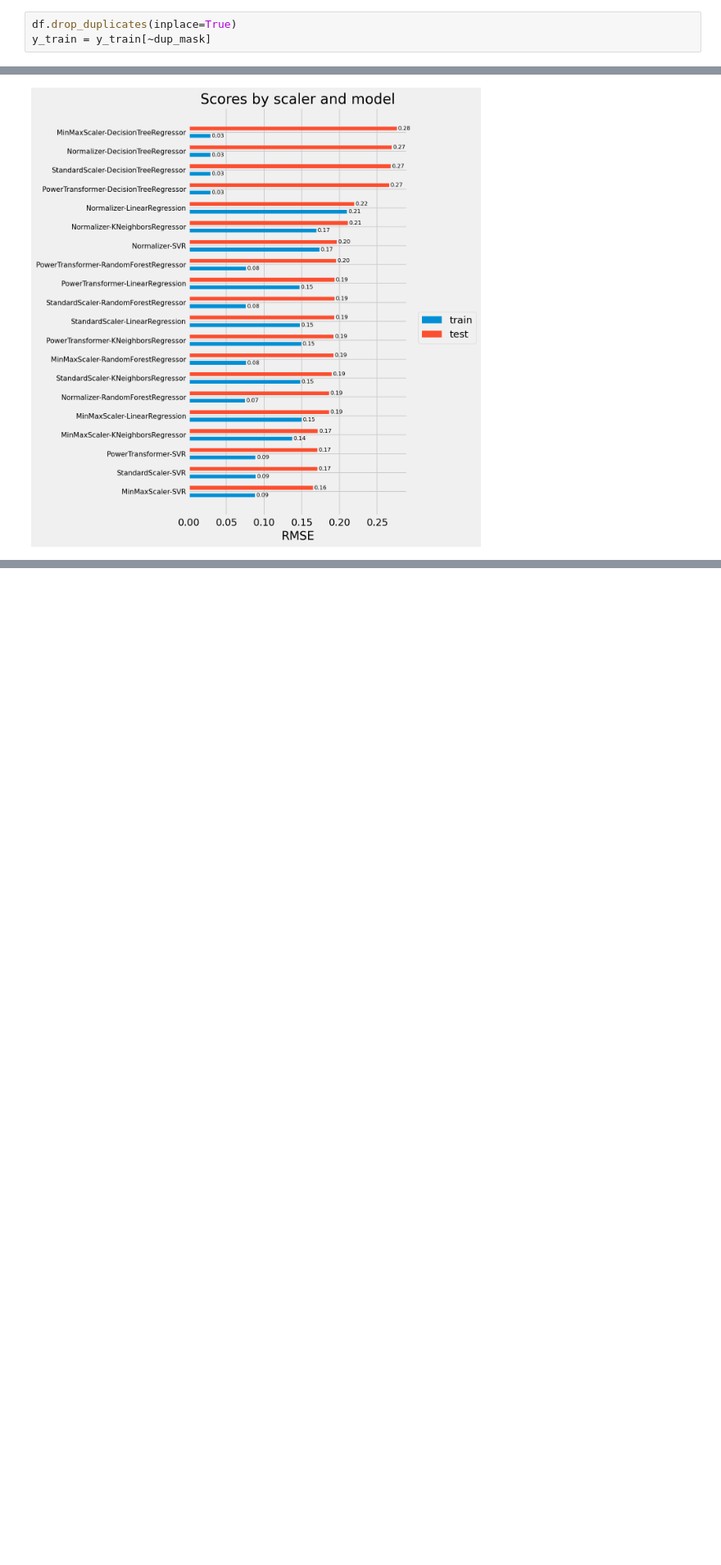
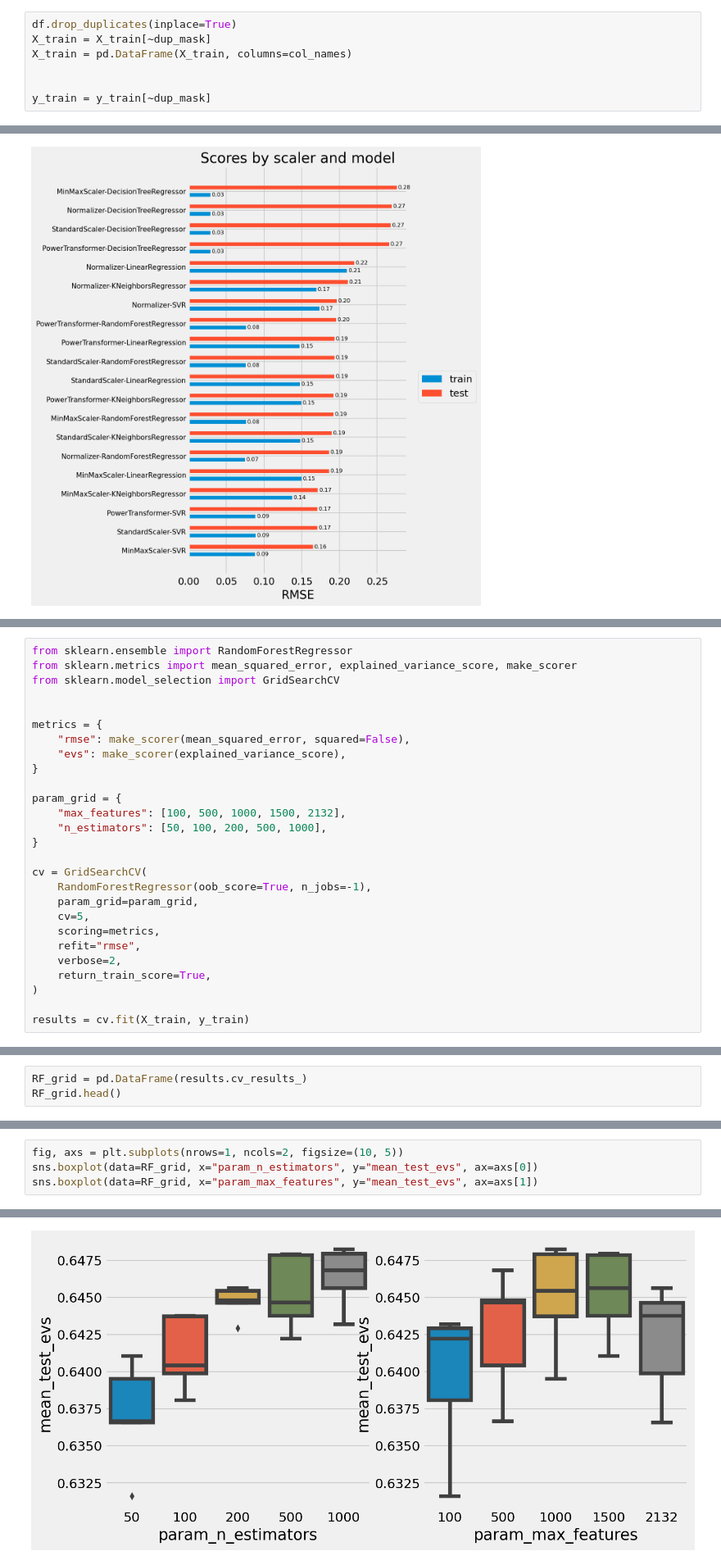
Before and after one commit to Parolps/Projeto-3, a Jupyter notebook: notebooks/feature_selection.ipynb, the cells around one changed output, grey strips where cells are left out. Shown at 82% size. Drawn from its saved outputs; the diff is of its cells as text; blank space fills up the shorter version.

```diff
--- a/notebooks/feature_selection.ipynb
+++ b/notebooks/feature_selection.ipynb
@@ -39,6 +39,10 @@ df.duplicated().sum()
 dup_mask = df.duplicated()
 # %%
 df.drop_duplicates(inplace=True)
+X_train = X_train[~dup_mask]
+X_train = pd.DataFrame(X_train, columns=col_names)
+
+
 y_train = y_train[~dup_mask]
 # %%
 sns.kdeplot(y_train, fill=True, color="indigo")
@@ -389,0 +514,27 @@ X_train_pca.shape
+# %%
+from sklearn.ensemble import RandomForestRegressor
+from sklearn.metrics import mean_squared_error, explained_variance_score, make_scorer
+from sklearn.model_selection import GridSearchCV
+
+
+metrics = {
+    "rmse": make_scorer(mean_squared_error, squared=False),
+    "evs": make_scorer(explained_variance_score),
+}
+
+param_grid = {
+    "max_features": [100, 500, 1000, 1500, 2132],
+    "n_estimators": [50, 100, 200, 500, 1000],
+}
+
+cv = GridSearchCV(
+    RandomForestRegressor(oob_score=True, n_jobs=-1),
+    param_grid=param_grid,
+    cv=5,
+    scoring=metrics,
+    refit="rmse",
+    verbose=2,
+    return_train_score=True,
+)
+
+results = cv.fit(X_train, y_train)
@@ -389,0 +567,3 @@ X_train_pca.shape
+# %%
+RF_grid = pd.DataFrame(results.cv_results_)
+RF_grid.head()
@@ -389,0 +606,5 @@ X_train_pca.shape
+# %%
+fig, axs = plt.subplots(nrows=1, ncols=2, figsize=(10, 5))
+sns.boxplot(data=RF_grid, x="param_n_estimators", y="mean_test_evs", ax=axs[0])
+sns.boxplot(data=RF_grid, x="param_max_features", y="mean_test_evs", ax=axs[1])
+# %% [output]
@@ -389,0 +612 @@ X_train_pca.shape
+[figure, added]
```
Also changed, not shown: parts of 35 cells of this notebook, 7 other files.
